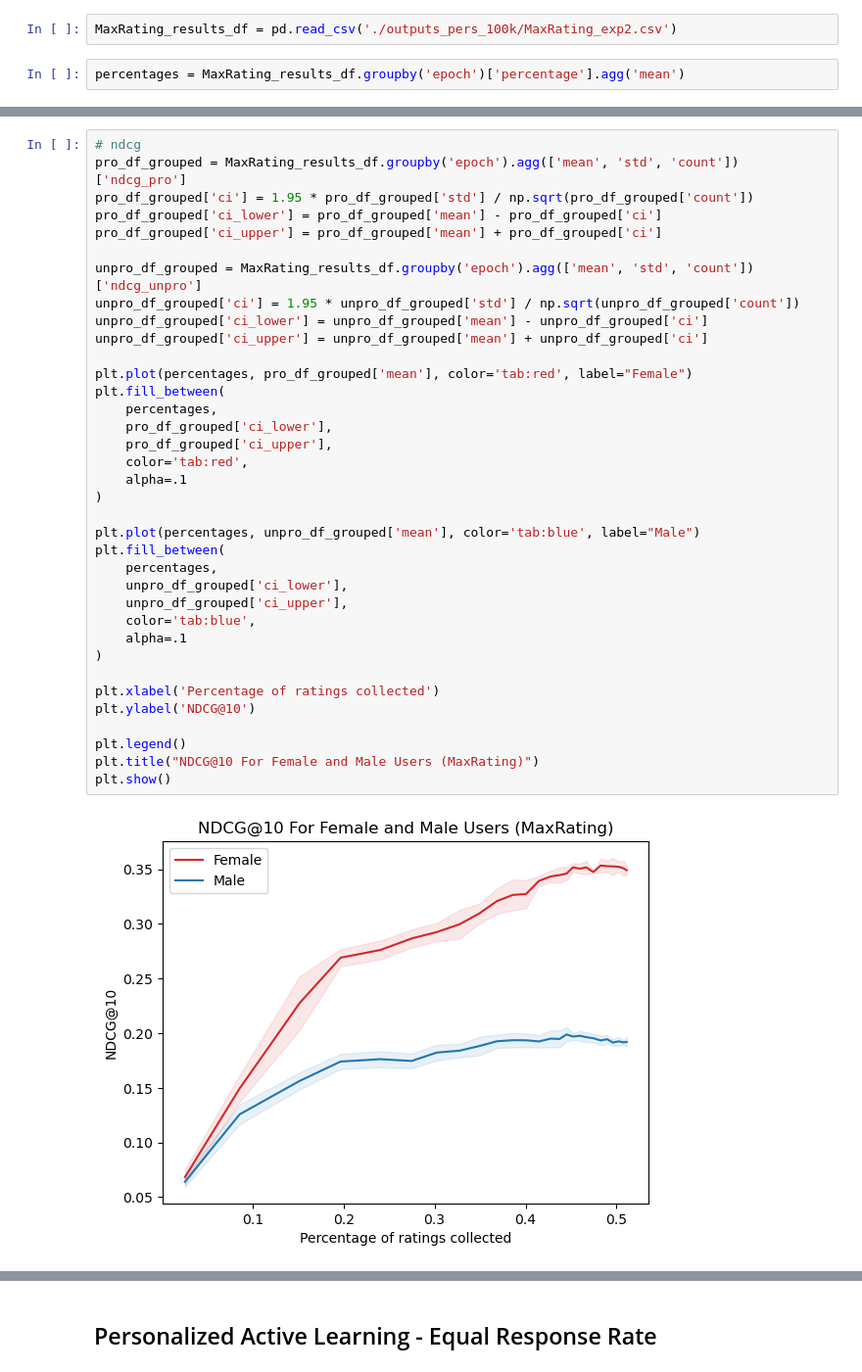
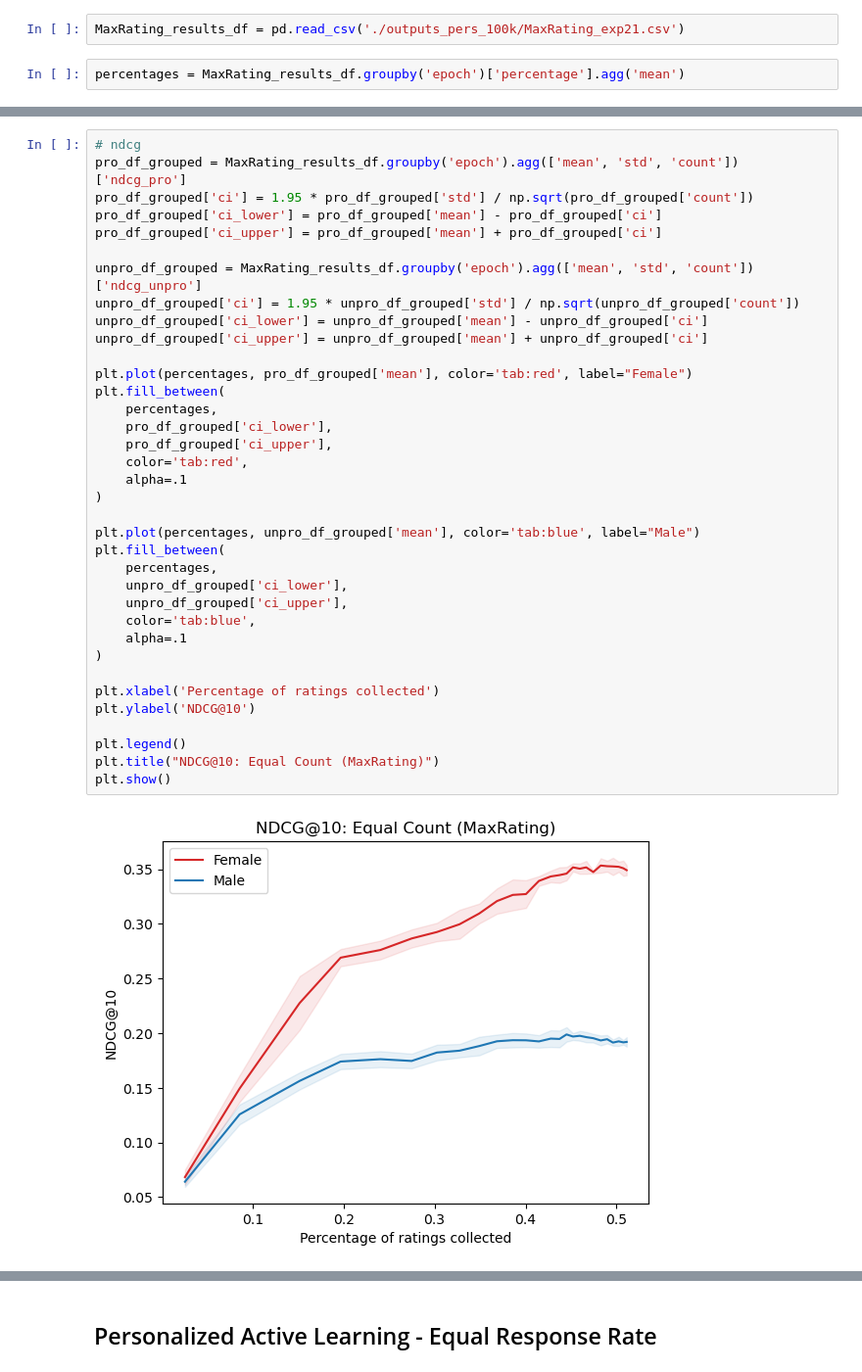
Before and after one commit to sipei-li/DeepALDataMinimization, a Jupyter notebook: LightGCN_exp2.ipynb, the cells around one changed output, grey strips where cells are left out. Shown at 98% size. Saved outputs shown, nothing was run; the diff lists cells and outputs as text.

```diff
--- a/LightGCN_exp2.ipynb
+++ b/LightGCN_exp2.ipynb
@@ -170,7 +178,7 @@ MaxRating_results_df.to_csv('./outputs_pers_100k/MaxRating_exp2.csv')
 # %% [markdown]
 ### Plots
 # %%
-MaxRating_results_df = pd.read_csv('./outputs_pers_100k/MaxRating_exp2.csv')
+MaxRating_results_df = pd.read_csv('./outputs_pers_100k/MaxRating_exp21.csv')
 # %%
 percentages = MaxRating_results_df.groupby('epoch')['percentage'].agg('mean')
 # %%
@@ -235,35 +243,35 @@ pro_df_grouped['ci_upper'] = pro_df_grouped['mean'] + pro_df_grouped['ci']
 
 unpro_df_grouped = MaxRating_results_df.groupby('epoch').agg(['mean', 'std', 'count'])['ndcg_unpro']
 unpro_df_grouped['ci'] = 1.95 * unpro_df_grouped['std'] / np.sqrt(unpro_df_grouped['count'])
 unpro_df_grouped['ci_lower'] = unpro_df_grouped['mean'] - unpro_df_grouped['ci']
 unpro_df_grouped['ci_upper'] = unpro_df_grouped['mean'] + unpro_df_grouped['ci']
 
 plt.plot(percentages, pro_df_grouped['mean'], color='tab:red', label="Female")
 plt.fill_between(
     percentages,
     pro_df_grouped['ci_lower'],
     pro_df_grouped['ci_upper'],
     color='tab:red',
     alpha=.1
 )
 
 plt.plot(percentages, unpro_df_grouped['mean'], color='tab:blue', label="Male")
 plt.fill_between(
     percentages,
     unpro_df_grouped['ci_lower'],
     unpro_df_grouped['ci_upper'],
     color='tab:blue',
     alpha=.1
 )
 
 plt.xlabel('Percentage of ratings collected')
 plt.ylabel('NDCG@10')
 
 plt.legend()
-plt.title("NDCG@10 For Female and Male Users (MaxRating)")
+plt.title("NDCG@10: Equal Count (MaxRating)")
 plt.show()
 # %% [output]
-[figure, old version]
+[figure, new version]
 # %%
 # precision
 pro_df_grouped = MaxRating_results_df.groupby('epoch').agg(['mean', 'std', 'count'])['precision_pro']
```
Also changed, not shown: parts of 22 cells of this notebook, 4 other files.
